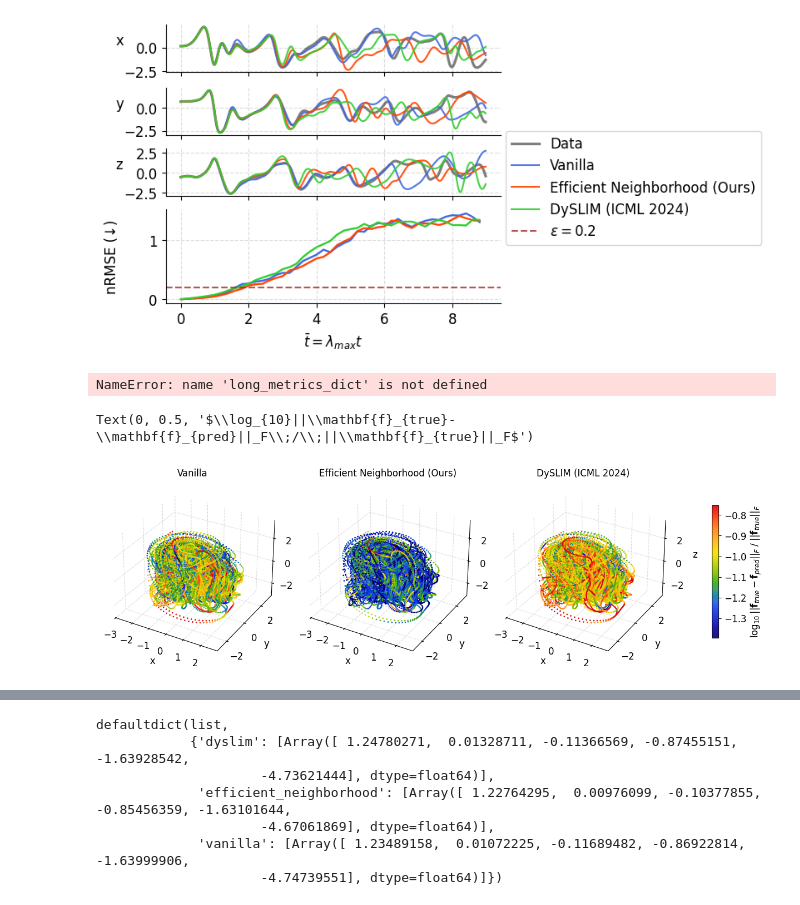
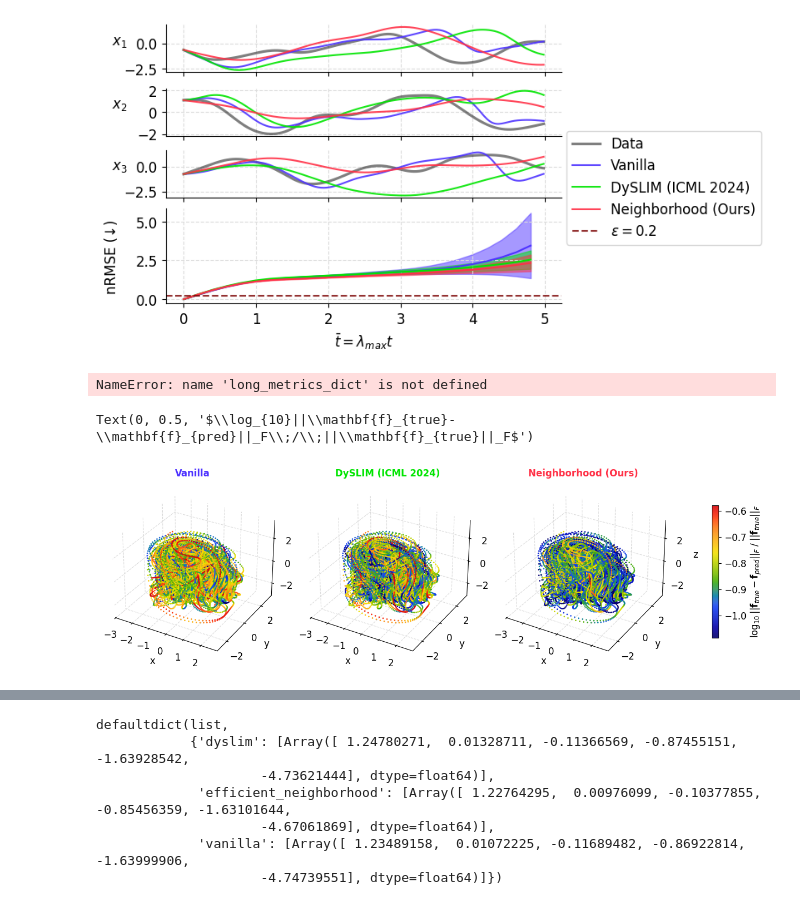
Before and after one commit to Jhko725/sandbox, a Jupyter notebook: notebooks/evaluation/lorenz96_eval.ipynb, the cells around one changed output, grey strips where cells are left out. Saved outputs shown, nothing was run; the diff lists cells and outputs as text; code cells hidden in the pictures.

```diff
--- a/notebooks/evaluation/lorenz96_eval.ipynb
+++ b/notebooks/evaluation/lorenz96_eval.ipynb
@@ -95,8 +95,8 @@ def load_experiment(
     noise: float,
     rootdir=Path(f"../../results/revised/lorenz96_{dim}d"),
 ) -> NeuralODE:
-    loaddir = rootdir / exp_type
-    model_path_template = f"*lr=0.001_noise={noise}_key={key}*"
+    loaddir = rootdir / exp_type / "best"
+    model_path_template = f"*lr=0.002_noise={noise}_key={key}*"
     if exp_type == "neighborhood":
         loaddir = (
             loaddir / "reduced"
@@ -105,9 +105,9 @@ def load_experiment(
         # loaddir = loaddir / "r=0.6-0.8/neighbor_length=5" / "order=2"
         model_path_template = model_path_template  # + "_config"
     elif exp_type == "efficient_neighborhood":
-        loaddir = loaddir / "num_neighbors=8_weight=1"
+        loaddir = loaddir  # / "num_neighbors=32_weight=1"
     elif exp_type == "dyslim":
-        loaddir = loaddir / "lambda_1=1_lambda_2=1000"
+        loaddir = loaddir  # / "lambda_1=0_lambda_2=1"
     elif exp_type == "dyslim_neigh":
         loaddir = (
             loaddir.parent
@@ -127,7 +136,7 @@ key = 0
 traj_idx = 0
 t_traj, u_traj = dataset_test[traj_idx]
 
-n_short = 450
+n_short = 250
 t_short_norm = np.arange(n_short) * 0.02
 t_short, u_short = t_traj[:n_short], u_traj[:n_short]
 
@@ -138,7 +149,7 @@ for exp_type in tqdm(EXP_TYPES):
 # %%
 plot_kwargs = {"linewidth": 1.5, "alpha": 0.8}
 
-fig, axes = plt.subplots(6, 1, figsize=(8, 4), sharex=True)
+fig, axes = plt.subplots(3, 1, figsize=(8, 4), sharex=True)
 for i, (ax, y_name) in enumerate(zip(axes.flat, [f"$x_{i}$" for i in range(1, 7)])):
     ax.plot(
         t_short_norm,
@@ -158,6 +169,7 @@ for i, (ax, y_name) in enumerate(zip(axes.flat, [f"$x_{i}$" for i in range(1, 7)
             **plot_kwargs,
         )
     ax.set_ylabel(y_name, rotation="horizontal")
+    ax.set_ylim((-4, 4))
 ax.set_xlabel(r"$\bar{t}=\lambda_{max}t$")
 fig.align_ylabels()
 fig.legend(
@@ -199,3 +274,27 @@ for exp_type in tqdm(EXP_TYPES):
+# %%
+metric_short_dict = defaultdict(list)
+
+
+@eqx.filter_jit
+def calculate_metric_short(model, metric_fn=root_mean_squared_error):
+    t_short = dataset_test.t[0, :n_short]
+    u_short_batch = dataset_test.u[:, :n_short]
+
+    u_pred_batch = solve_batch(model, t_short, u_short_batch[:, 0])
+    return metric_fn(u_short_batch, u_pred_batch)
+
+
+for exp_type in tqdm(EXP_TYPES):
+    metric_short_dict[exp_type] = [
+        calculate_metric_short(
+            load_experiment(
+                exp_type,
+                k,
+                noise,
+            )
+        )
+        for k in (0, 10, 20)
+    ]
 # %%
 t_short_norm = np.arange(n_short) * 0.01 * downsample
 
@@ -213,36 +312,38 @@ for i, (ax, y_name) in enumerate(zip(axes[:3], ("x", "y", "z"))):
         label="Data",
     )
     for exp_type, u_pred in u_short_dict.items():
         ax.plot(
             t_short_norm,
             u_pred[:, i],
             color=COLOR_DICT[exp_type],
             label=LABEL_DICT[exp_type],
             **plot_kwargs,
         )
-    ax.set_ylabel(y_name, rotation="horizontal")
+    ax.set_ylabel(f"$x_{i + 1}$", rotation="horizontal")
 
 for exp_type in EXP_TYPES:
     metric_short = metric_short_dict[exp_type]
     plot_line_and_band(
         axes[-1],
         t_short_norm[::10],
         np.mean(metric_short, axis=0)[::10],
         np.std(metric_short, axis=0)[::10],
         color=COLOR_DICT[exp_type],
         # label=LABEL_DICT[exp_type],
         alpha_band=0.5,
     )
-axes[-1].axhline(y=0.2, ls="--", color="brown", label=r"$\epsilon=0.2$", alpha=0.8)
+axes[-1].axhline(
+    y=0.2, ls="--", color=cc.cm.glasbey_dark(15), label=r"$\epsilon=0.2$", alpha=0.8
+)
 h0, l0 = axes[0].get_legend_handles_labels()
 h1, l1 = axes[-1].get_legend_handles_labels()
 
 fig.legend([*h0, *h1], [*l0, *l1], loc="outside center right")
 axes[-1].set_xlabel(r"$\bar{t}=\lambda_{max}t$")
 axes[-1].set_ylabel("nRMSE (↓)")
 fig.align_ylabels()
 # %% [output]
-[figure, old version]
+[figure, new version]
 # %%
 from functools import partial
 
@@ -316,11 +438,16 @@ fig = colored_scatterplot(
     colorbar_shrink=0.3,
 )
 for i, exp_type in enumerate(EXP_TYPES):
-    fig.axes[i].set_title(LABEL_DICT[exp_type], fontsize="medium")
+    fig.axes[i].set_title(
+        LABEL_DICT[exp_type],
+        fontsize="medium",
+        fontweight="semibold",
+        color=COLOR_DICT[exp_type],
+    )
     set_labels(fig.axes[i], ["x", "y", "z"])
 fig.axes[-1].set_ylabel(
     r"$\log_{10}||\mathbf{f}_{true}-\mathbf{f}_{pred}||_F\;/\;||\mathbf{f}_{true}||_F$"
 )
 # %% [output]
 Text(0, 0.5, '$\\log_{10}||\\mathbf{f}_{true}-\\mathbf{f}_{pred}||_F\\;/\\;||\\mathbf{f}_{true}||_F$')
-[figure, old version]
+[figure, new version]
```
Also changed, not shown: parts of 16 cells of this notebook, 18 other files.
